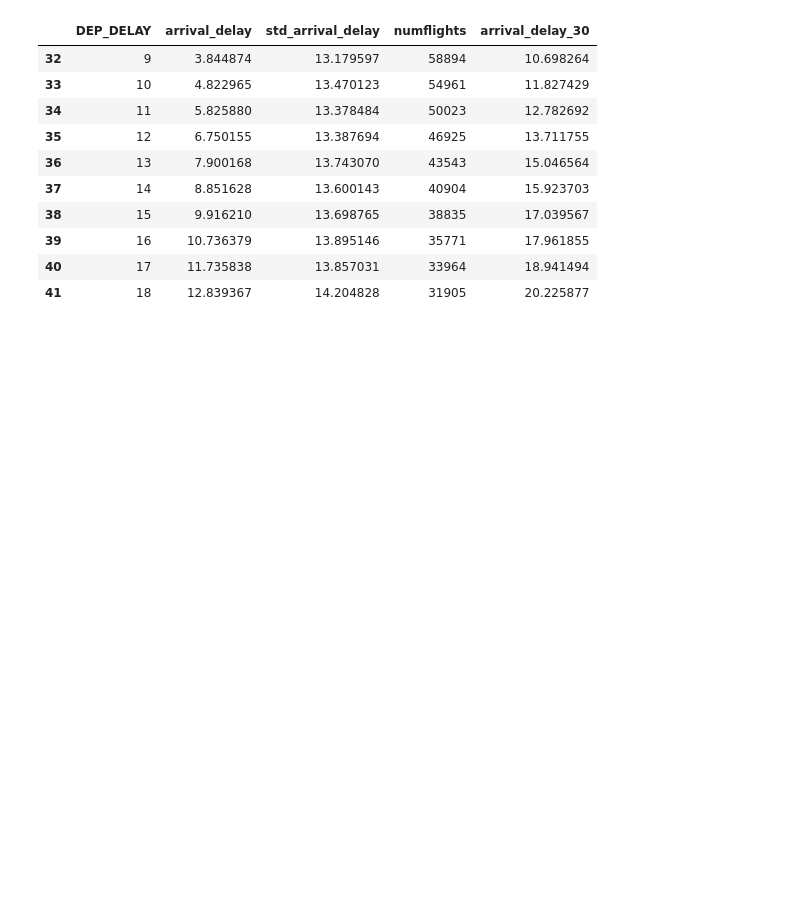
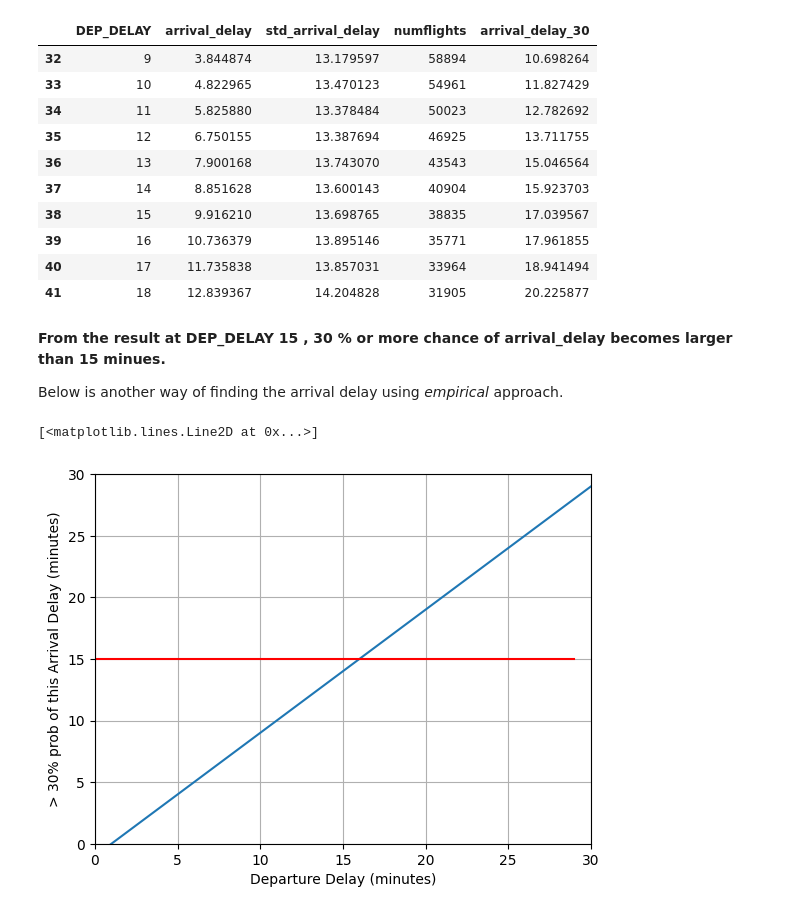
Before and after one commit to yuwtennis/ds-flights-eda, a Jupyter notebook: flights.ipynb, the cells around one changed output. Cells and saved outputs as stored; diff of their text form; code cells hidden in the pictures; blank space fills up the shorter version.

Commit message:
feat: Finding the dep delay based on empirical theory.

```diff
--- a/flights.ipynb
+++ b/flights.ipynb
@@ -303,0 +302,4 @@ From the result at DEP_DELAY 15 , 30 % or more chance of arrival_delay becomes l
+# %% [markdown]
+__From the result at DEP_DELAY 15 , 30 % or more chance of arrival_delay becomes larger than 15 minues.__
+
+Below is another way of finding the arrival delay using _empirical_ approach.
@@ -303,0 +316,20 @@ From the result at DEP_DELAY 15 , 30 % or more chance of arrival_delay becomes l
+# %%
+ax = df_empirical.plot(
+    kind='line',
+    x='DEP_DELAY',
+    y='arr_delay_30th',
+    ylim=(0,30),
+    xlim=(0,30),
+    legend=False,
+    grid=True)
+
+ax.set_xlabel('Departure Delay (minutes)')
+ax.set_ylabel('> 30% prob of this Arrival Delay (minutes)')
+
+x = np.arange(0,30)
+y = np.ones_like(x) * 15
+
+ax.plot(x,y, 'r')
+# %% [output]
+[<matplotlib.lines.Line2D at 0x...>]
+[figure, added]
```
Also changed, not shown: parts of 4 cells of this notebook.
